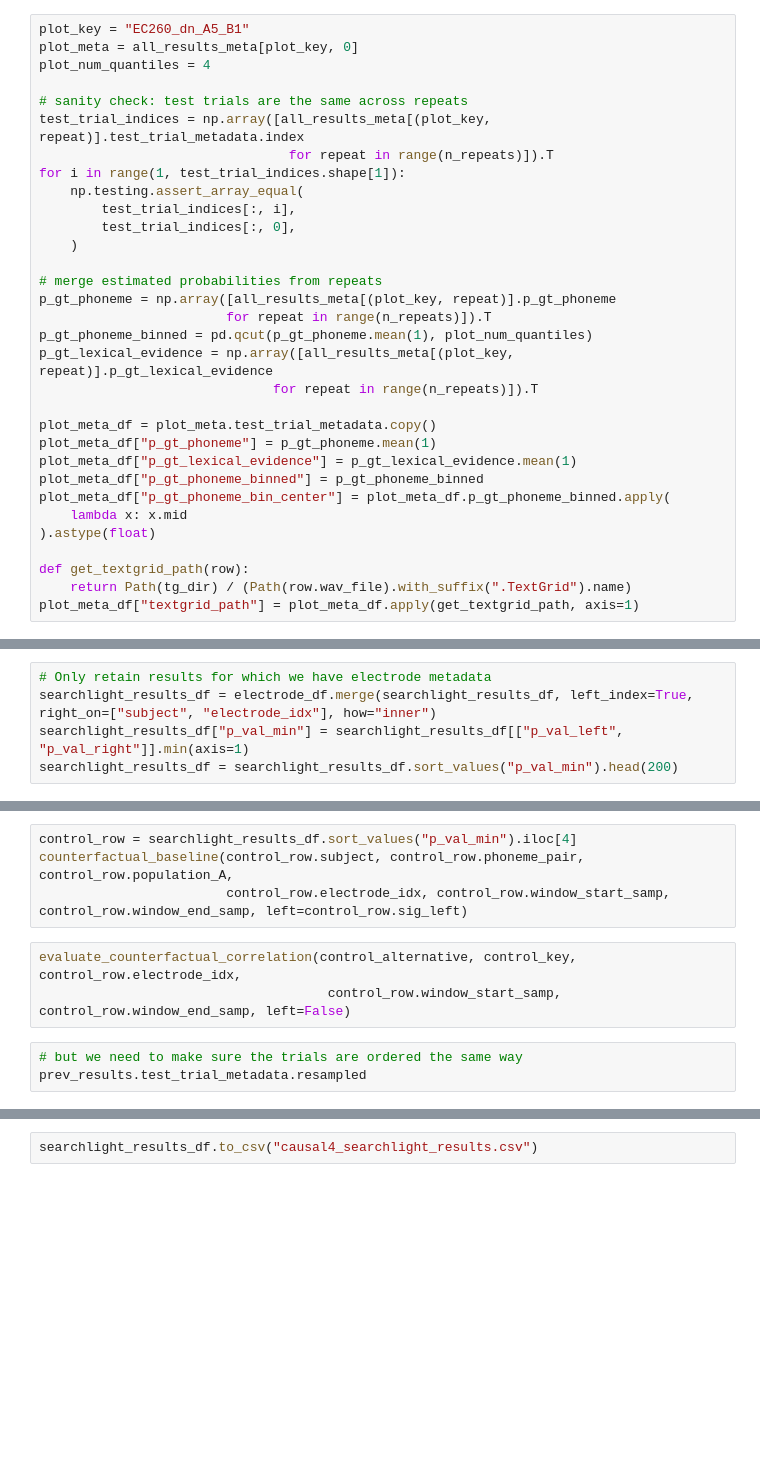
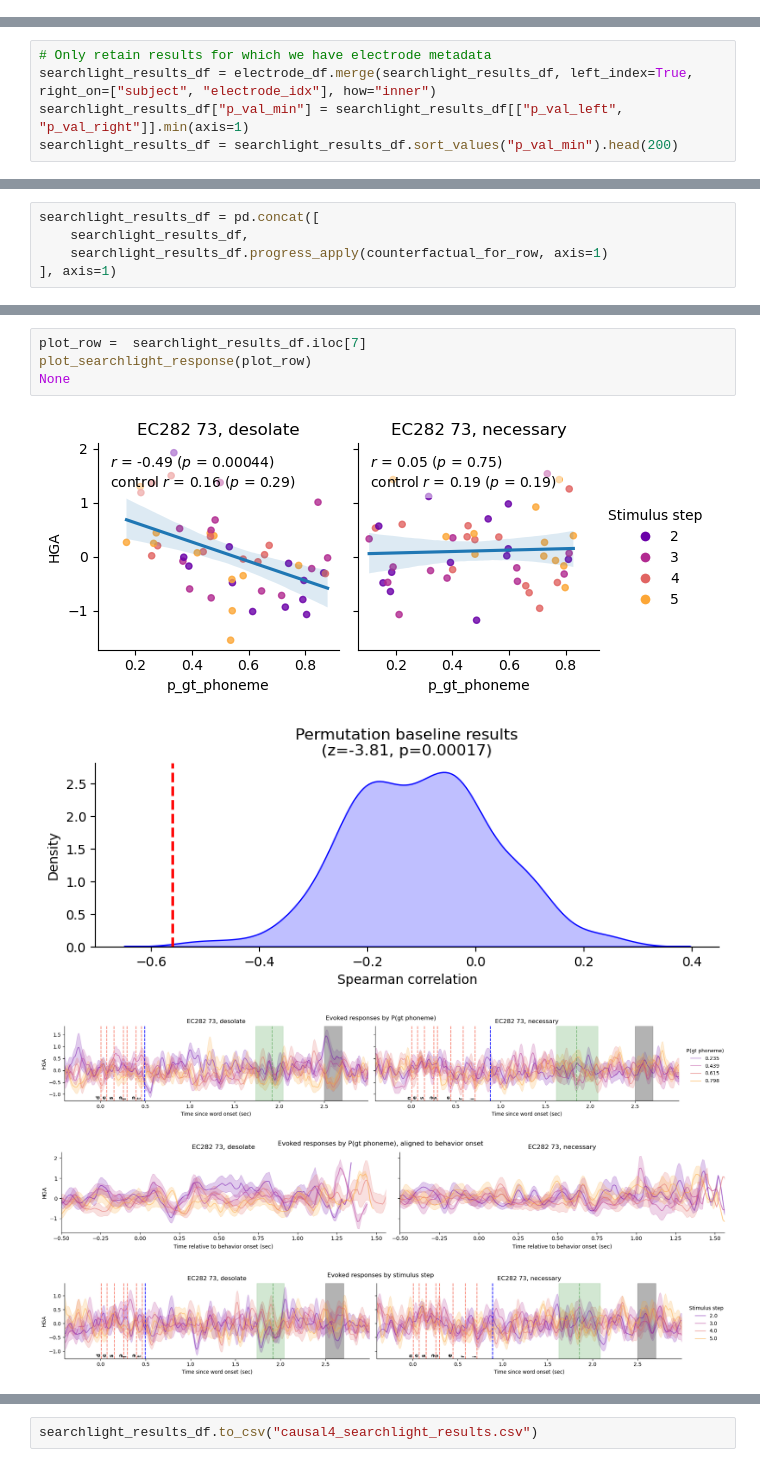
Before and after one commit to hans/barakeet, a Jupyter notebook: notebooks/phoneme_causal4.ipynb, the cells around one changed output, grey strips where cells are left out. Saved outputs shown, nothing was run; the diff lists cells and outputs as text; blank space fills up the shorter version.

Commit message:
causal4: feature updates; factor out viz so that we can effectively version control it

```diff
--- a/notebooks/phoneme_causal4.ipynb
+++ b/notebooks/phoneme_causal4.ipynb
@@ -137,32 +201,0 @@ np.corrcoef(p_gt_phoneme.mean(1), p_gt_lexical_evidence.mean(1))[0, 1]
-# %%
-plot_key = "EC260_dn_A5_B1"
-plot_meta = all_results_meta[plot_key, 0]
-plot_num_quantiles = 4
-
-# sanity check: test trials are the same across repeats
-test_trial_indices = np.array([all_results_meta[(plot_key, repeat)].test_trial_metadata.index
-                                for repeat in range(n_repeats)]).T
-for i in range(1, test_trial_indices.shape[1]):
-    np.testing.assert_array_equal(
-        test_trial_indices[:, i],
-        test_trial_indices[:, 0],
-    )
-
-# merge estimated probabilities from repeats
-p_gt_phoneme = np.array([all_results_meta[(plot_key, repeat)].p_gt_phoneme
-                        for repeat in range(n_repeats)]).T
-p_gt_phoneme_binned = pd.qcut(p_gt_phoneme.mean(1), plot_num_quantiles)
-p_gt_lexical_evidence = np.array([all_results_meta[(plot_key, repeat)].p_gt_lexical_evidence
-                              for repeat in range(n_repeats)]).T
-
-plot_meta_df = plot_meta.test_trial_metadata.copy()
-plot_meta_df["p_gt_phoneme"] = p_gt_phoneme.mean(1)
-plot_meta_df["p_gt_lexical_evidence"] = p_gt_lexical_evidence.mean(1)
-plot_meta_df["p_gt_phoneme_binned"] = p_gt_phoneme_binned
-plot_meta_df["p_gt_phoneme_bin_center"] = plot_meta_df.p_gt_phoneme_binned.apply(
-    lambda x: x.mid
-).astype(float)
-
-def get_textgrid_path(row):
-    return Path(tg_dir) / (Path(row.wav_file).with_suffix(".TextGrid").name)
-plot_meta_df["textgrid_path"] = plot_meta_df.apply(get_textgrid_path, axis=1)
@@ -509 +425,6 @@ searchlight_results_df
+# %%
+searchlight_results_df = pd.concat([
+    searchlight_results_df,
+    searchlight_results_df.progress_apply(counterfactual_for_row, axis=1)
+], axis=1)
 # %%
@@ -782,13 +565,13 @@ def counterfactual_baseline(subject, phoneme_pair, population_A, electrode_idx,
-# %%
-control_row = searchlight_results_df.sort_values("p_val_min").iloc[4]
-counterfactual_baseline(control_row.subject, control_row.phoneme_pair, control_row.population_A,
-                        control_row.electrode_idx, control_row.window_start_samp, control_row.window_end_samp, left=control_row.sig_left)
-# %%
-evaluate_counterfactual_correlation(control_alternative, control_key, control_row.electrode_idx,
-                                     control_row.window_start_samp, control_row.window_end_samp, left=False)
-# %%
-# but we need to make sure the trials are ordered the same way
-prev_results.test_trial_metadata.resampled
+# %%
+plot_row =  searchlight_results_df.iloc[7]
+plot_searchlight_response(plot_row)
+None
+# %% [output]
+[figure, added]
+[figure, added]
+[figure, added]
+[figure, added]
+[figure, added]
 # %%
 from matplotlib.backends.backend_pdf import PdfPages
 
```
Also changed, not shown: parts of 45 cells of this notebook, 1 other file.
